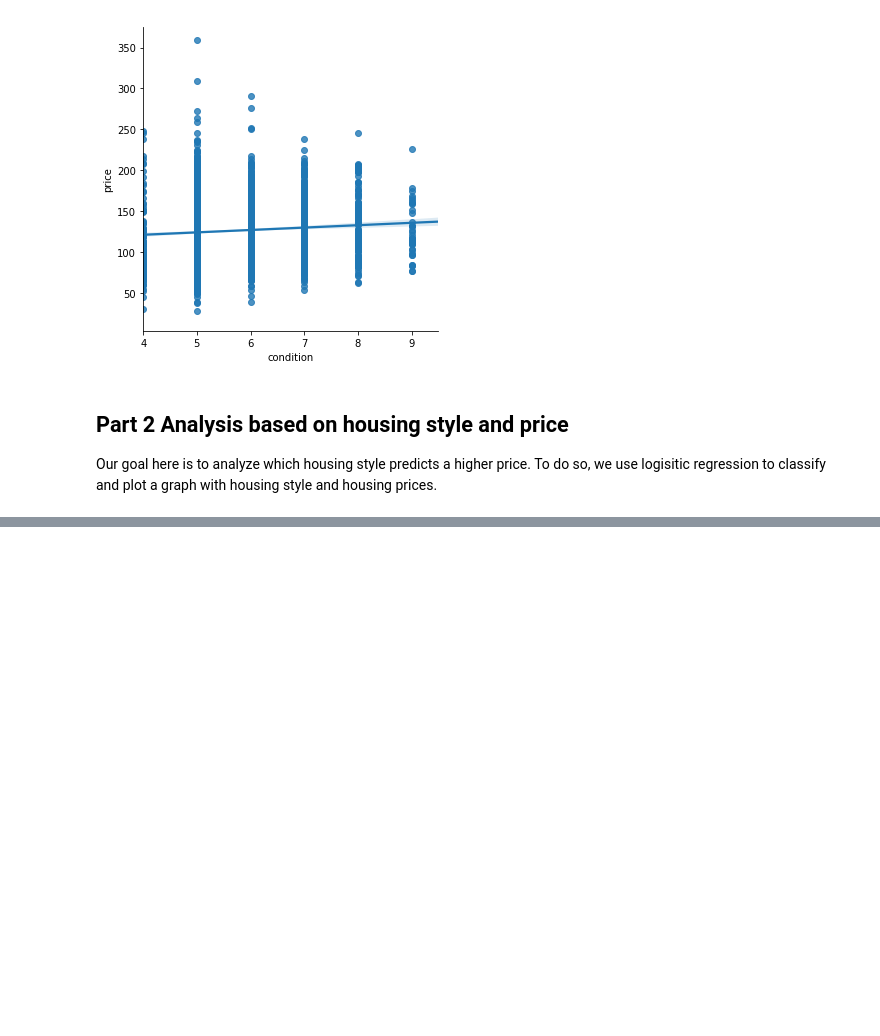
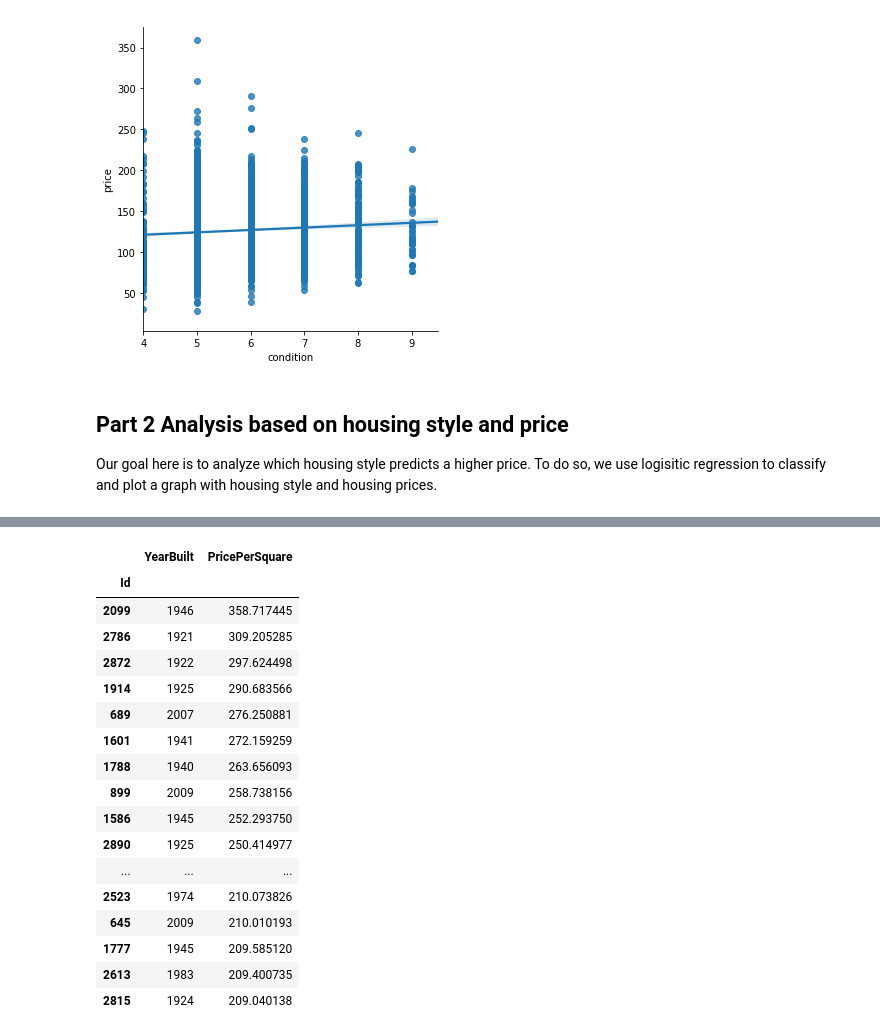
Before and after one commit to muh005/Housing-Price-Analysis, a Jupyter notebook: FinalProject.ipynb, the cells around one changed output, grey strips where cells are left out. Cells and saved outputs as stored; diff of their text form; code cells hidden in the pictures; blank space fills up the shorter version.

```diff
--- a/FinalProject.ipynb
+++ b/FinalProject.ipynb
@@ -145,0 +199,21 @@ df
+# %%
+df_top_year
+# %% [output]
+|  | YearBuilt | PricePerSquare |
+| Id |  |  |
+| 2099 | 1946 | 358.717445 |
+| 2786 | 1921 | 309.205285 |
+| 2872 | 1922 | 297.624498 |
+| 1914 | 1925 | 290.683566 |
+| 689 | 2007 | 276.250881 |
+| 1601 | 1941 | 272.159259 |
+| 1788 | 1940 | 263.656093 |
+| 899 | 2009 | 258.738156 |
+| 1586 | 1945 | 252.293750 |
+| 2890 | 1925 | 250.414977 |
+| ... | ... | ... |
+| 2523 | 1974 | 210.073826 |
+| 645 | 2009 | 210.010193 |
+| 1777 | 1945 | 209.585120 |
+| 2613 | 1983 | 209.400735 |
+| 2815 | 1924 | 209.040138 |
```
Also changed, not shown: parts of 13 cells of this notebook.
